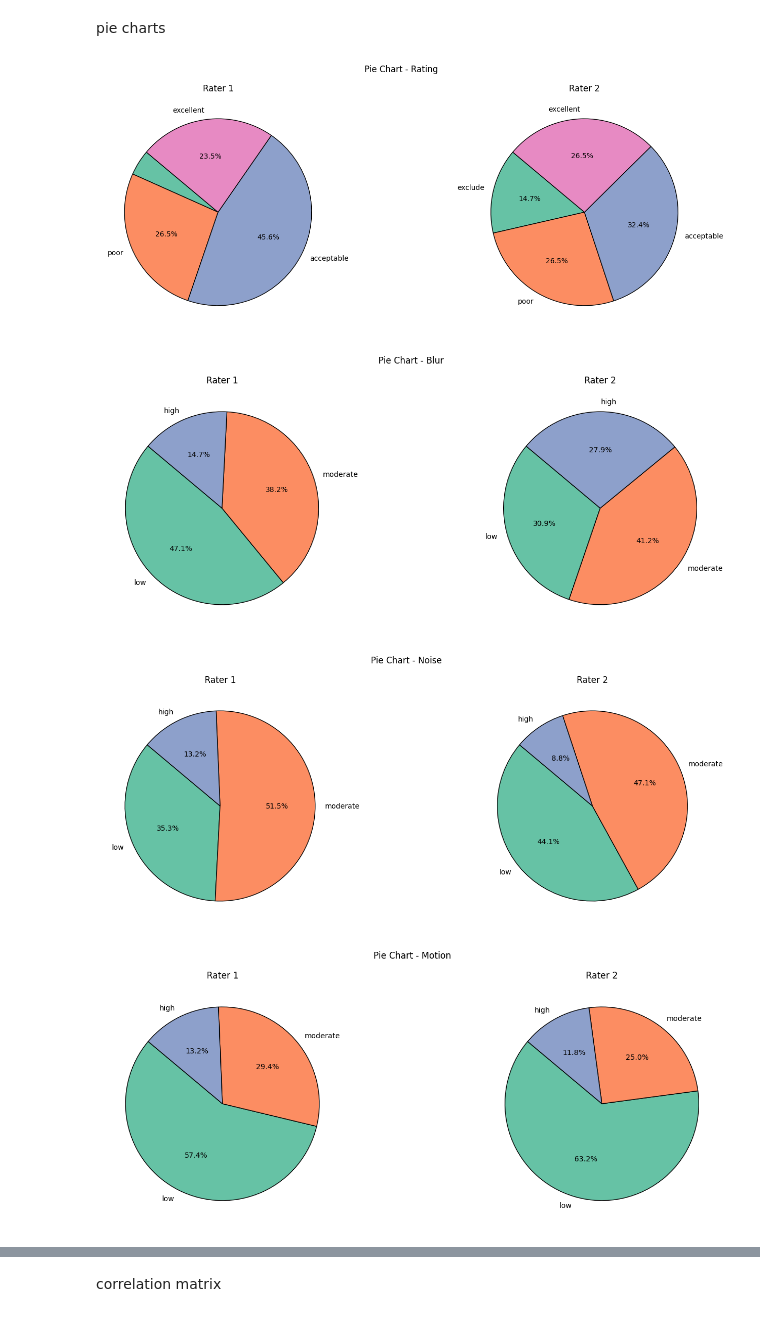
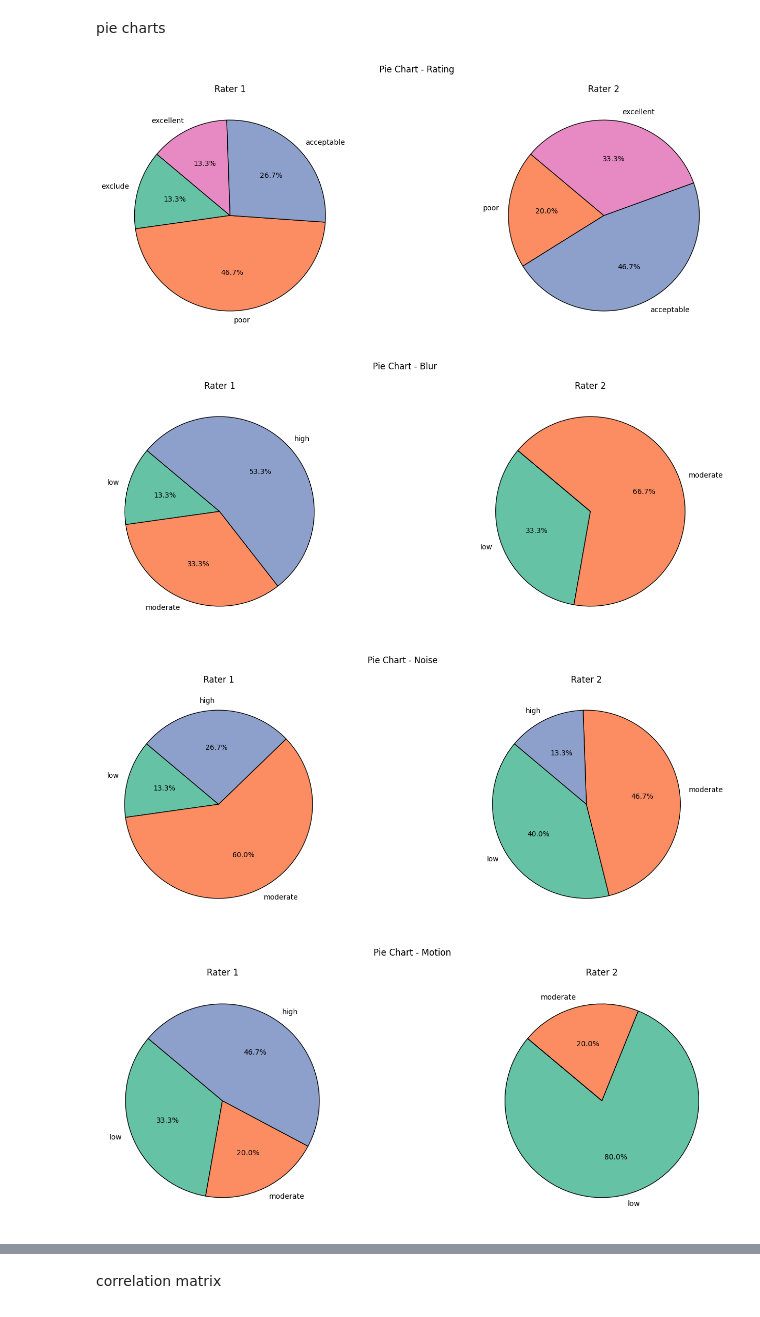
Before and after one commit to jaimebarran/fetal_brain_qc, a Jupyter notebook: notebooks/analyze_results.ipynb, the cells around one changed output, grey strips where cells are left out. Cells and saved outputs as stored; diff of their text form; code cells hidden in the pictures.

Commit message:
add analyze results ratings N=68 meri-bene-jaime

```diff
--- a/notebooks/analyze_results.ipynb
+++ b/notebooks/analyze_results.ipynb
@@ -7,8 +7,8 @@ import plotly.express as px
 
 # Load rater data
 raters_files = [
-    '/mnt/sda1/Repos/a-eye/Output/mri_qc/fetal/eye_qc_83/2_ratings/2_remaining_68/jaime/ratings.csv',
-    '/mnt/sda1/Repos/a-eye/Output/mri_qc/fetal/eye_qc_83/2_ratings/2_remaining_68/bene/ratings.csv',
+    '/mnt/sda1/Repos/a-eye/Output/mri_qc/fetal/eye_qc_83/2_ratings/1_training_session/meri-bene-jaime/ratings.csv',
+    '/mnt/sda1/Repos/a-eye/Output/mri_qc/fetal/eye_qc_83/2_ratings/1_training_session/cyril/ratings.csv'
 ]
 
 raters_data = [pd.read_csv(file) for file in raters_files]
@@ -67,8 +67,8 @@ import matplotlib.pyplot as plt
 
 # Raters' data files
 raters_files = [
-    '/mnt/sda1/Repos/a-eye/Output/mri_qc/fetal/eye_qc_83/2_ratings/2_remaining_68/jaime/ratings.csv',
-    '/mnt/sda1/Repos/a-eye/Output/mri_qc/fetal/eye_qc_83/2_ratings/2_remaining_68/bene/ratings.csv'
+    '/mnt/sda1/Repos/a-eye/Output/mri_qc/fetal/eye_qc_83/2_ratings/1_training_session/meri-bene-jaime/ratings.csv',
+    '/mnt/sda1/Repos/a-eye/Output/mri_qc/fetal/eye_qc_83/2_ratings/1_training_session/cyril/ratings.csv'
 ]
 
 # Define metrics and categories
@@ -104,34 +104,34 @@ for metric_name, categories in metrics.items():
 
     for i, (rater_data, ax) in enumerate(zip(raters_data, axes)):
         counts = [rater_data[metric_name].to_list().count(cat) for cat in categories]
         total = sum(counts)
         percentages = [(count / total) * 100 for count in counts] if total > 0 else [0] * len(counts)
 
         # Filter labels below threshold
         filtered_labels = [
             f"{categories[idx]}" if percentages[idx] >= LABEL_THRESHOLD else ""
             for idx in range(len(categories))
         ]
 
         ax.pie(
             counts,
             labels=filtered_labels,
             autopct=lambda p: f'{p:.1f}%' if p >= LABEL_THRESHOLD else '',  # Hide small slices
             startangle=140,
             colors=colors,
             wedgeprops={'edgecolor': 'black'}  # Add edge color for better visibility
         )
         ax.set_title(f'Rater {i + 1}')
         ax.set_aspect('equal')  # Ensures equal aspect ratio for all subplots
 
     # Adjust layout manually to prevent size mismatch
     fig.subplots_adjust(left=0.1, right=0.9, wspace=0.3)
     fig.suptitle(f'Pie Chart - {metric_name.replace("_text", "").capitalize()}')
     fig.set_facecolor('white')
 
     plt.show()
 # %% [output]
-[figure, old version]
+[figure, new version]
-[figure, old version]
+[figure, new version]
-[figure, old version]
+[figure, new version]
-[figure, old version]
+[figure, new version]
```
Also changed, not shown: parts of 4 cells of this notebook, 1 other file.
